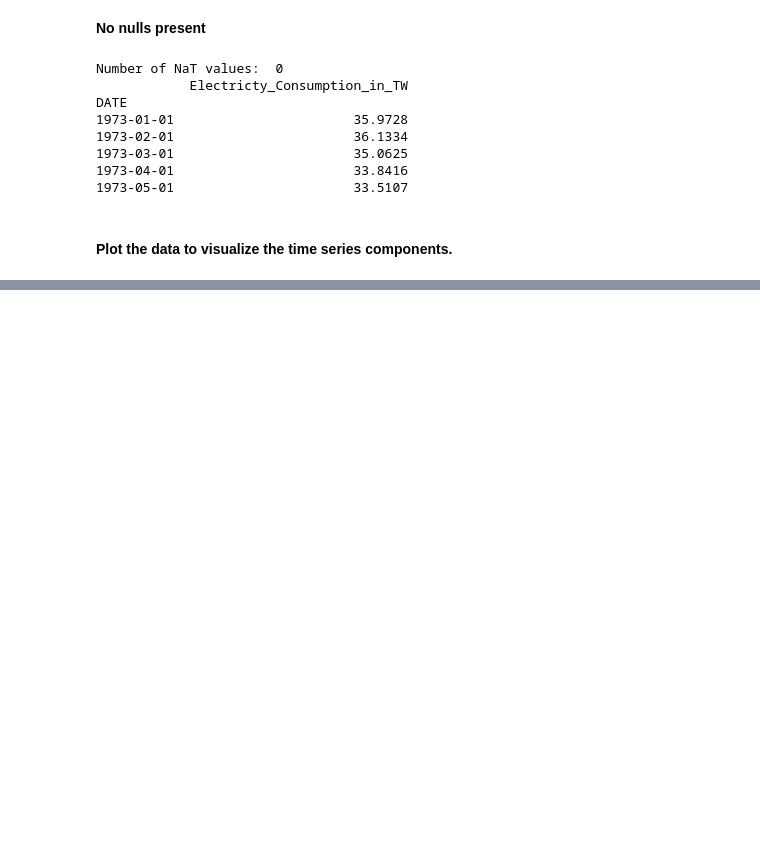
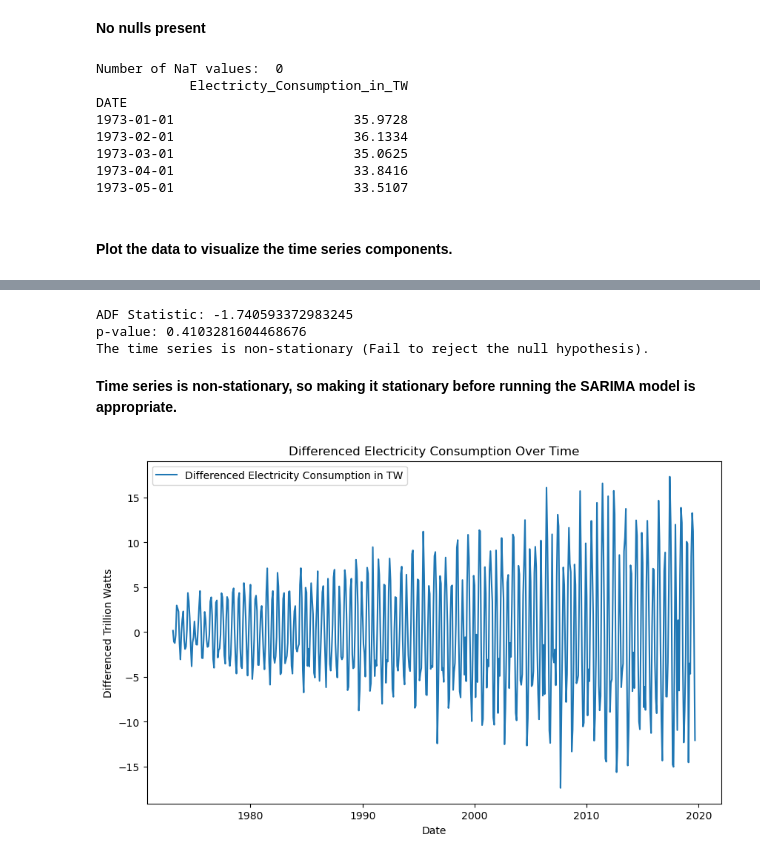
Before and after one commit to moraditya/electricity-demand-projection-SARIMA, a Jupyter notebook: model/electricty-demand-SARIMA.ipynb, the cells around one changed output, grey strips where cells are left out. Cells and saved outputs as stored; diff of their text form; code cells hidden in the pictures; blank space fills up the shorter version.

```diff
--- a/model/electricty-demand-SARIMA.ipynb
+++ b/model/electricty-demand-SARIMA.ipynb
@@ -73,0 +102,39 @@ DATE
+# %%
+# perform the Augmented Dickey-Fuller test
+result = adfuller(ec_df['Electricty_Consumption_in_TW'])
+
+# extract the ADF statistic and the p-value
+adf_stat = result[0]
+p_value = result[1]
+
+# print the ADF statistic and p-value
+print(f'ADF Statistic: {adf_stat}')
+print(f'p-value: {p_value}')
+
+
+if p_value < 0.05:
+    print("The time series is stationary (Reject the null hypothesis).")
+else:
+    print("The time series is non-stationary (Fail to reject the null hypothesis).")
+# %% [output]
+ADF Statistic: -1.740593372983245
+p-value: 0.4103281604468676
+The time series is non-stationary (Fail to reject the null hypothesis).
+# %% [markdown]
+**Time series is non-stationary, so making it stationary before running the SARIMA model is appropriate.**
+# %%
+# use first order differencing to make the time series stationary
+
+ec_df_diff = ec_df['Electricty_Consumption_in_TW'].diff().dropna()
+
+# plot the differenced series
+
+plt.figure(figsize=(10, 6))
+plt.plot(ec_df_diff, label='Differenced Electricity Consumption in TW')
+plt.title('Differenced Electricity Consumption Over Time')
+plt.xlabel('Date')
+plt.ylabel('Differenced Trillion Watts')
+plt.legend()
+plt.show()
+# %% [output]
+[figure, added]
```
Also changed, not shown: parts of 4 cells of this notebook.
